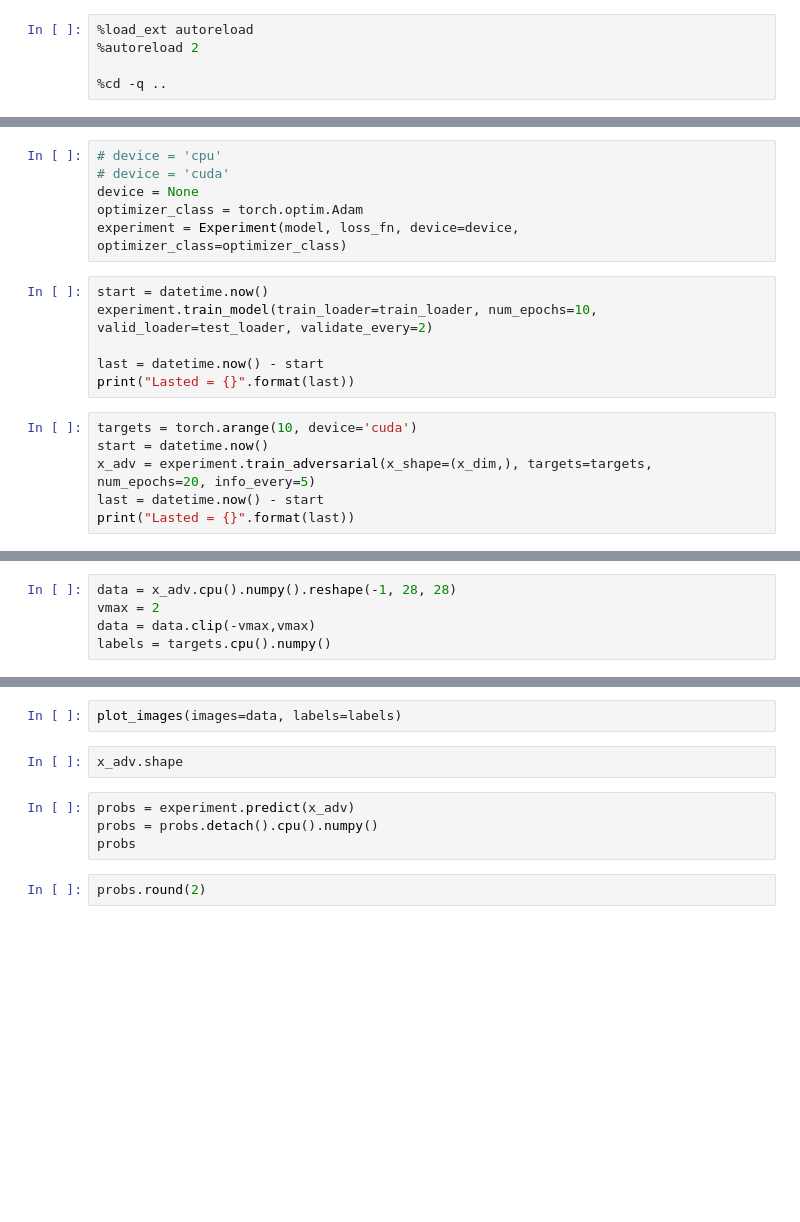
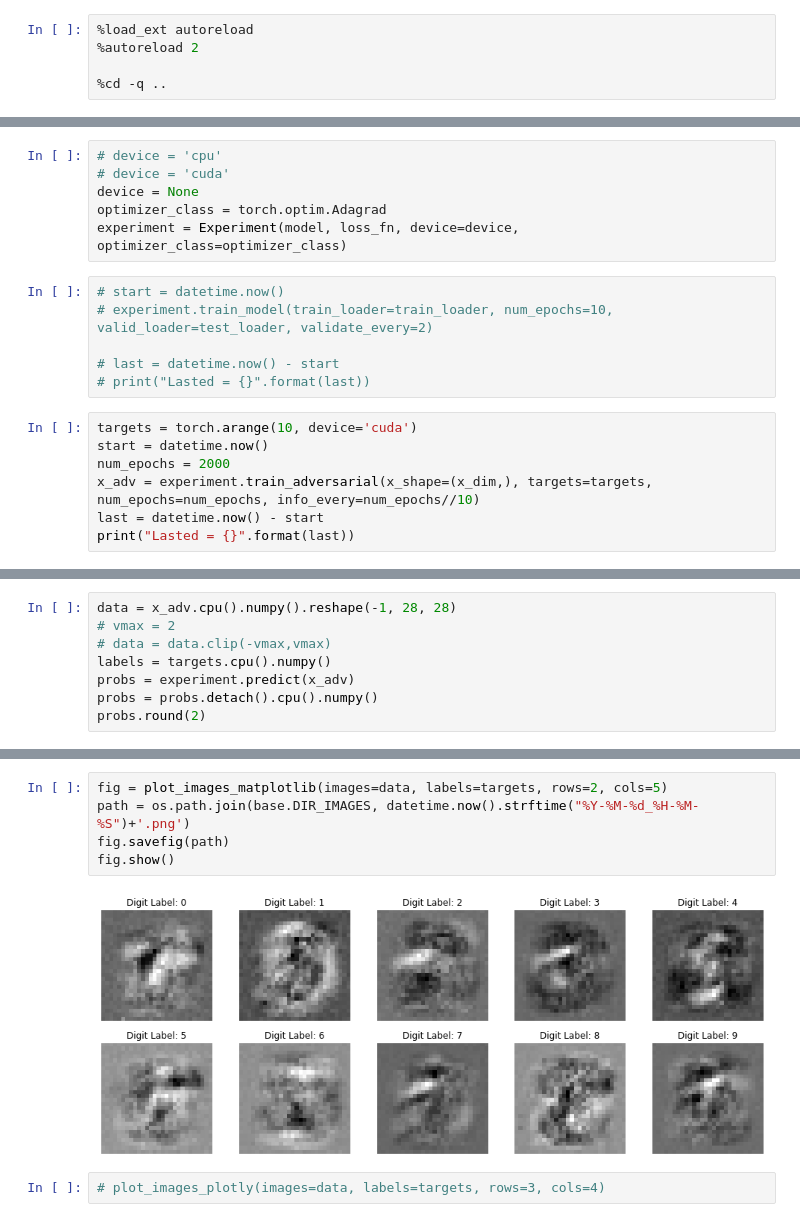
Before and after one commit to Lukasz-Cesarski/mnist_robust, a Jupyter notebook: notebooks/MNIST_experiment.ipynb, the cells around one changed output, grey strips where cells are left out. Saved outputs shown, nothing was run; the diff lists cells and outputs as text; blank space fills up the shorter version.

Commit message:
matplotlib plotting, saving model

```diff
--- a/notebooks/MNIST_experiment.ipynb
+++ b/notebooks/MNIST_experiment.ipynb
@@ -67,17 +72,18 @@ model = TripleDense(x_dim, hidden1, hidden2, n_labels)
 # device = 'cpu'
 # device = 'cuda'
 device = None
-optimizer_class = torch.optim.Adam
+optimizer_class = torch.optim.Adagrad
 experiment = Experiment(model, loss_fn, device=device, optimizer_class=optimizer_class)
 # %%
-start = datetime.now()
-experiment.train_model(train_loader=train_loader, num_epochs=10, valid_loader=test_loader, validate_every=2)
+# start = datetime.now()
+# experiment.train_model(train_loader=train_loader, num_epochs=10, valid_loader=test_loader, validate_every=2)
 
-last = datetime.now() - start
-print("Lasted = {}".format(last))
+# last = datetime.now() - start
+# print("Lasted = {}".format(last))
 # %%
 targets = torch.arange(10, device='cuda')
 start = datetime.now()
-x_adv = experiment.train_adversarial(x_shape=(x_dim,), targets=targets, num_epochs=20, info_every=5)
+num_epochs = 2000
+x_adv = experiment.train_adversarial(x_shape=(x_dim,), targets=targets, num_epochs=num_epochs, info_every=num_epochs//10)
 last = datetime.now() - start
 print("Lasted = {}".format(last))
@@ -84,5 +103,8 @@ print("Lasted = {}".format(last))
 # %%
 data = x_adv.cpu().numpy().reshape(-1, 28, 28)
-vmax = 2
-data = data.clip(-vmax,vmax)
+# vmax = 2
+# data = data.clip(-vmax,vmax)
 labels = targets.cpu().numpy()
+probs = experiment.predict(x_adv)
+probs = probs.detach().cpu().numpy()
+probs.round(2)
@@ -89,10 +123,9 @@ labels = targets.cpu().numpy()
-# %%
-plot_images(images=data, labels=labels)
-# %%
-x_adv.shape
-# %%
-probs = experiment.predict(x_adv)
-probs = probs.detach().cpu().numpy()
-probs
-# %%
-probs.round(2)
+# %%
+fig = plot_images_matplotlib(images=data, labels=targets, rows=2, cols=5)
+path = os.path.join(base.DIR_IMAGES, datetime.now().strftime("%Y-%M-%d_%H-%M-%S")+'.png')
+fig.savefig(path)
+fig.show()
+# %% [output]
+[figure, added]
+# %%
+# plot_images_plotly(images=data, labels=targets, rows=3, cols=4)
```
Also changed, not shown: parts of 6 cells of this notebook, 5 other files.
